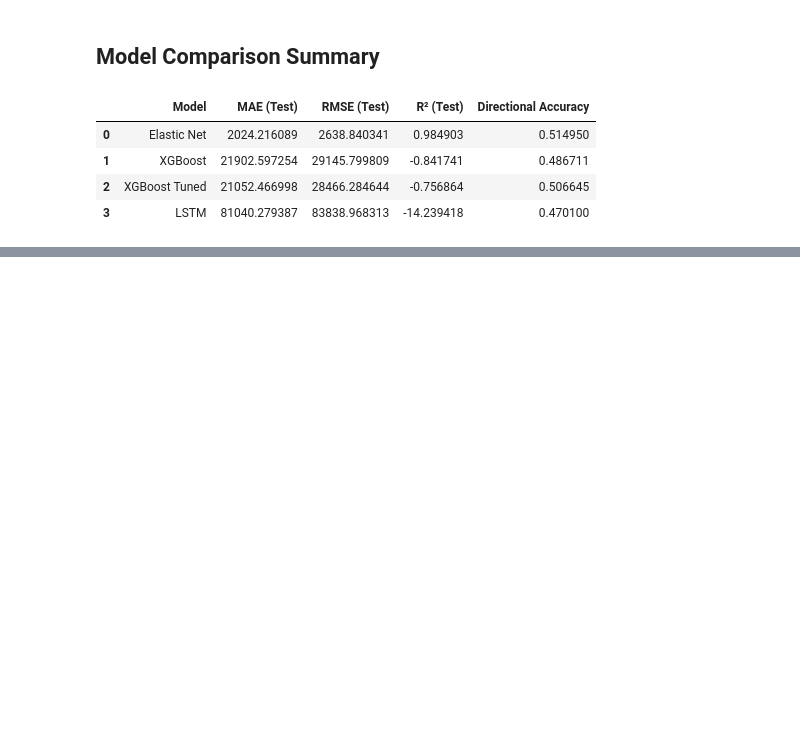
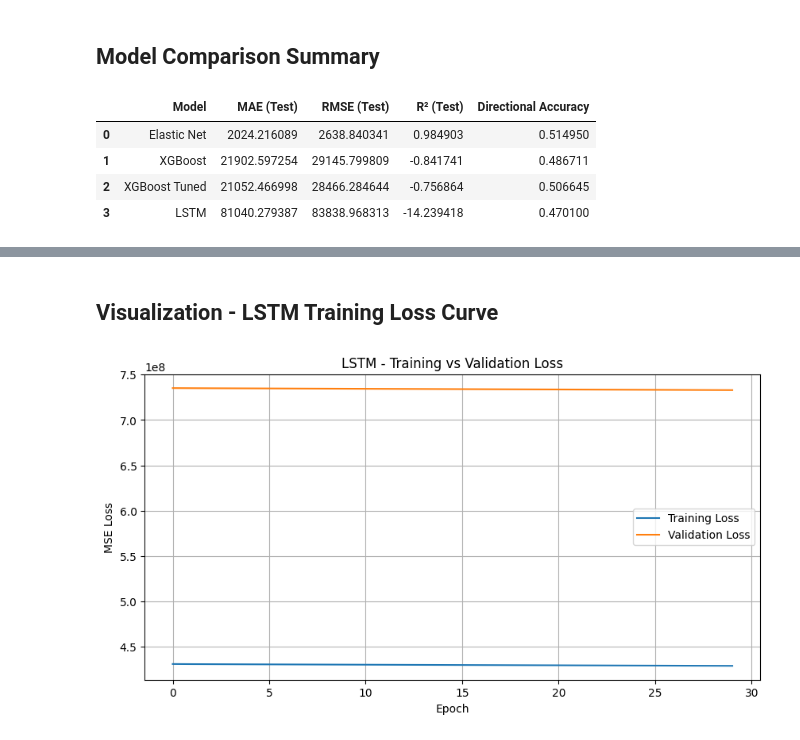
Before and after one commit to jordisa20/BTC-Price-Predictor, a Jupyter notebook: notebooks/bitcoin_main.ipynb, the cells around one changed output, grey strips where cells are left out. Cells and saved outputs as stored; diff of their text form; code cells hidden in the pictures; blank space fills up the shorter version.

```diff
--- a/notebooks/bitcoin_main.ipynb
+++ b/notebooks/bitcoin_main.ipynb
@@ -507,0 +540,16 @@ results_df
+# %% [markdown]
+## Visualization - LSTM Training Loss Curve
+# %%
+# Plot training vs validation loss curve for LSTM
+
+plt.figure(figsize=(10, 5))
+plt.plot(history.history["loss"], label="Training Loss")
+plt.plot(history.history["val_loss"], label="Validation Loss")
+plt.title("LSTM - Training vs Validation Loss")
+plt.xlabel("Epoch")
+plt.ylabel("MSE Loss")
+plt.legend()
+plt.grid(True)
+plt.show()
+# %% [output]
+[figure, added]
```
Also changed, not shown: parts of 6 cells of this notebook.
